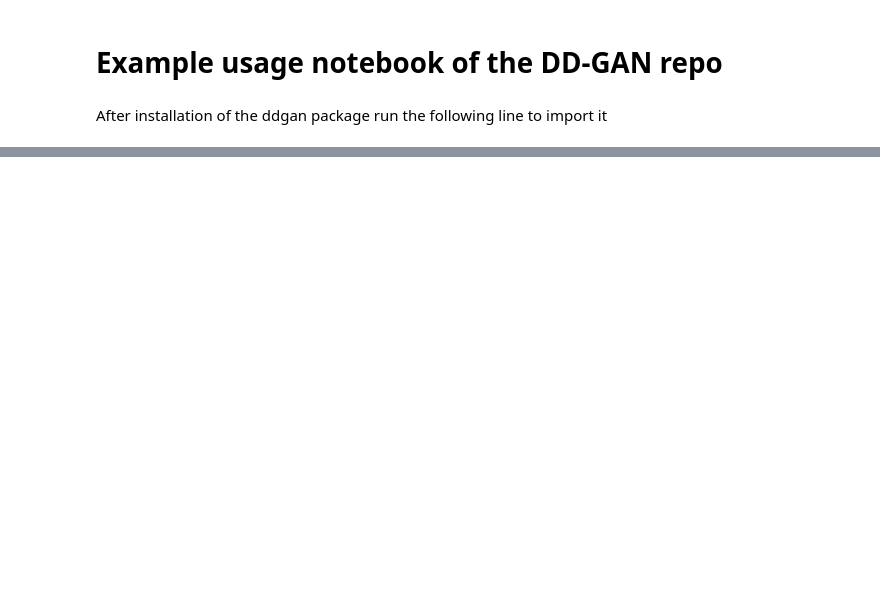
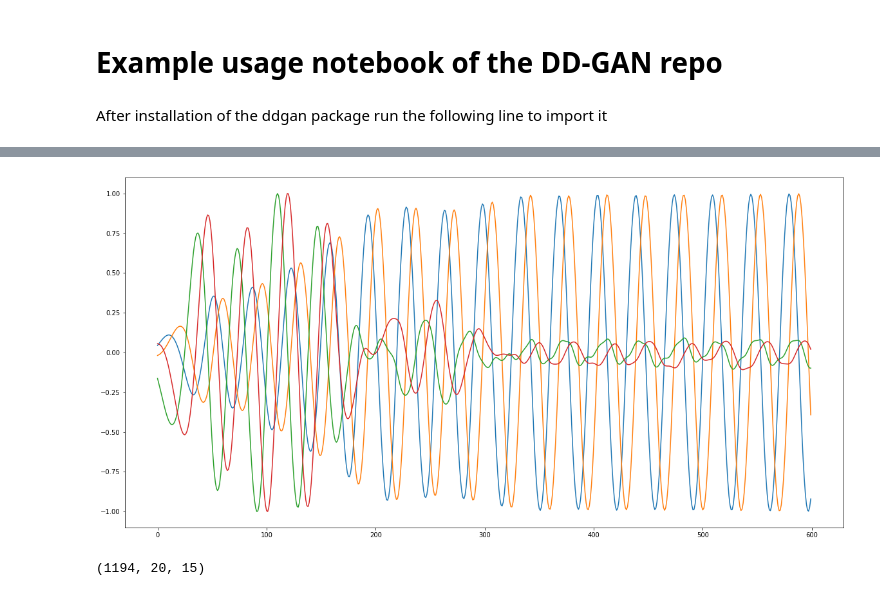
Before and after one commit to JTomasson20/DD-GAN, a Jupyter notebook: examples/usage_example.ipynb, the cells around one changed output, grey strips where cells are left out. Cells and saved outputs as stored; diff of their text form; code cells hidden in the pictures; blank space fills up the shorter version.

```diff
--- a/examples/usage_example.ipynb
+++ b/examples/usage_example.ipynb
@@ -75,0 +91,10 @@ Shape of training data for the GAN (200, 100) float32
+# %%
+fig, ax = plt.subplots(1,1, figsize=[20,10])
+ax.plot(X_train_scaled[:600,1:5])
+plt.show()
+# %% [output]
+[figure, added]
+# %%
+X_train_concat.shape
+# %% [output]
+(1194, 20, 15)
```
Also changed, not shown: parts of 45 cells of this notebook, 36 other files.
